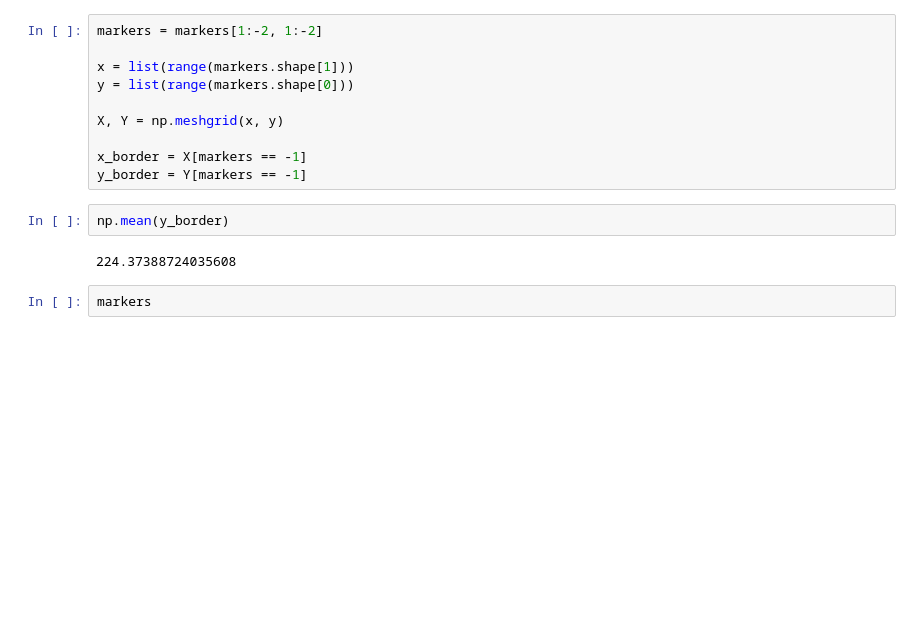
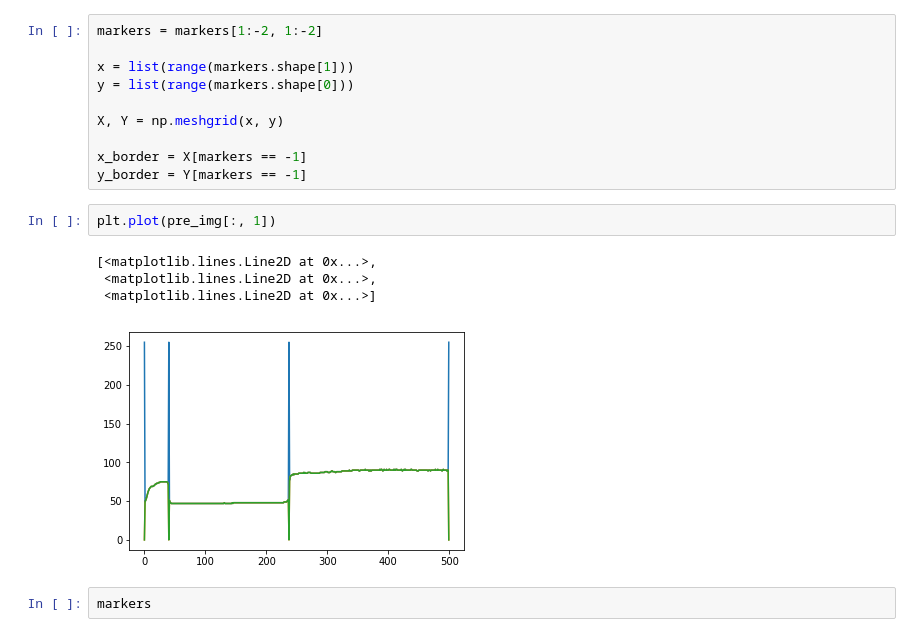
Before and after one commit to EdKaHe/zeissoyaner, a Jupyter notebook: Backend/curve_detection_2.ipynb, the cells around one changed output. Cells and saved outputs as stored; diff of their text form; blank space fills up the shorter version.

```diff
--- a/Backend/curve_detection_2.ipynb
+++ b/Backend/curve_detection_2.ipynb
@@ -60,10 +60,13 @@ X, Y = np.meshgrid(x, y)
 
 x_border = X[markers == -1]
 y_border = Y[markers == -1]
-# %%
-np.mean(y_border)
-# %% [output]
-224.37388724035608
+# %%
+plt.plot(pre_img[:, 1])
+# %% [output]
+[<matplotlib.lines.Line2D at 0x...>,
+ <matplotlib.lines.Line2D at 0x...>,
+ <matplotlib.lines.Line2D at 0x...>]
+[figure, added]
 # %%
 markers
 # %% [output]
```
